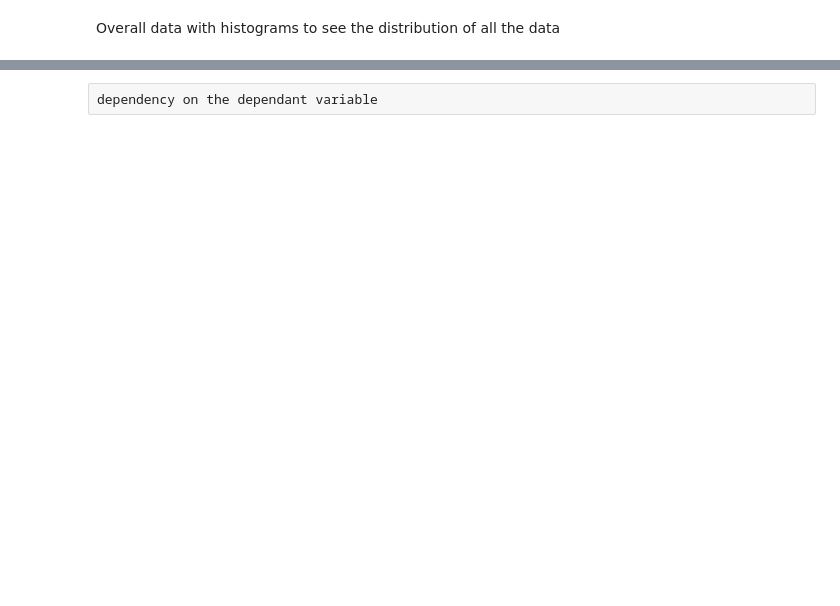
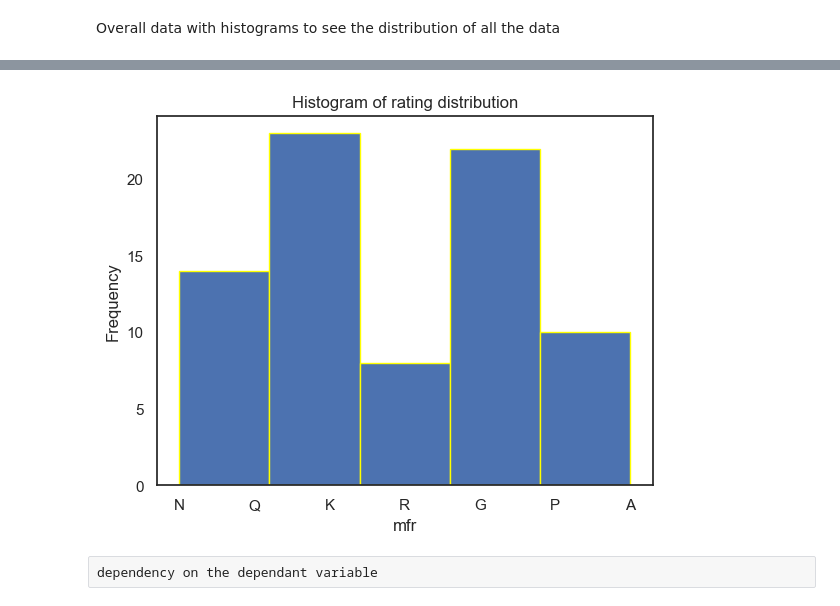
Before and after one commit to sabitijoel/machineLearning, a Jupyter notebook: joels.ipynb, the cells around one changed output, grey strips where cells are left out. Cells and saved outputs as stored; diff of their text form; code cells hidden in the pictures; blank space fills up the shorter version.

```diff
--- a/joels.ipynb
+++ b/joels.ipynb
@@ -271,9 +269,11 @@ cmap='Blues'
 # %%
-plt.hist(df['mfr'], bins=10, edgecolor='yellow')
+plt.hist(df['mfr'], bins=5, edgecolor='yellow')
 plt.xlabel('mfr')
 plt.ylabel('Frequency')
 plt.title('Histogram of rating distribution')
 plt.show()
+# %% [output]
+[figure, added]
 # %% [raw]
 dependency on the dependant variable
 # %%
```
Also changed, not shown: parts of 65 cells of this notebook, 1 other file.
